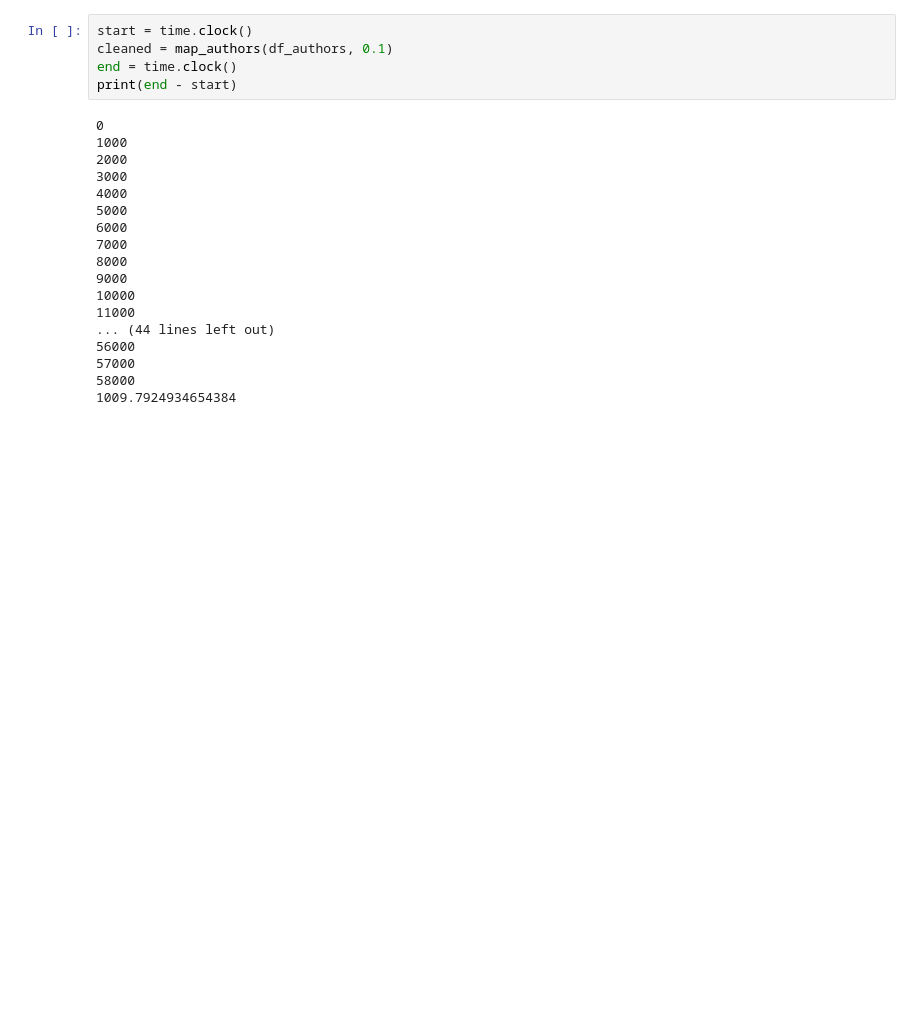
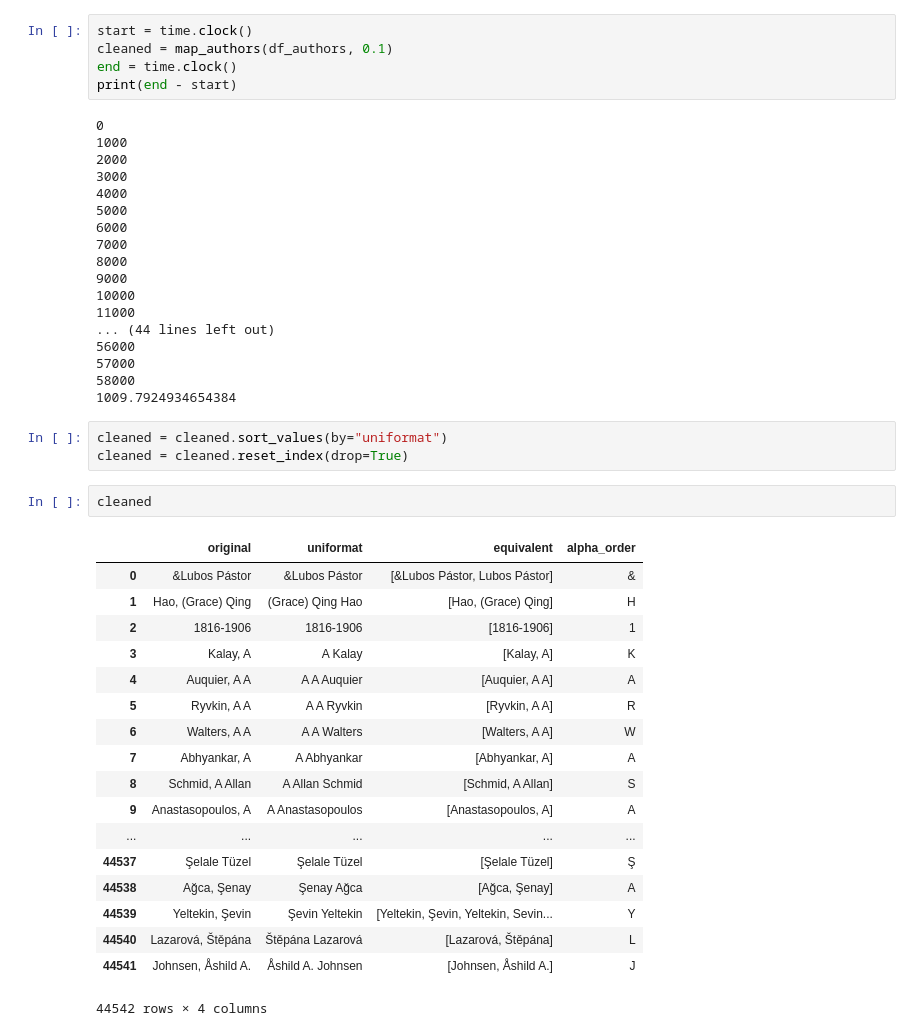
Before and after one commit to BoucheDimitri/CitationsNetwork, a Jupyter notebook: CleanAuthors.ipynb, the cells around one changed output. Drawn from its saved outputs; the diff is of its cells as text; blank space fills up the shorter version.

```diff
--- a/CleanAuthors.ipynb
+++ b/CleanAuthors.ipynb
@@ -140,5 +144,29 @@ print(end - start)
 57000
 58000
 1009.7924934654384
+# %%
+cleaned = cleaned.sort_values(by="uniformat")
+cleaned = cleaned.reset_index(drop=True)
+# %%
+cleaned
+# %% [output]
+|  | original | uniformat | equivalent | alpha_order |
+| 0 | &Lubos Pástor | &Lubos Pástor | [&Lubos Pástor, Lubos Pástor] | & |
+| 1 | Hao, (Grace) Qing | (Grace) Qing Hao | [Hao, (Grace) Qing] | H |
+| 2 | 1816-1906 | 1816-1906 | [1816-1906] | 1 |
+| 3 | Kalay, A | A Kalay | [Kalay, A] | K |
+| 4 | Auquier, A A | A A Auquier | [Auquier, A A] | A |
+| 5 | Ryvkin, A A | A A Ryvkin | [Ryvkin, A A] | R |
+| 6 | Walters, A A | A A Walters | [Walters, A A] | W |
+| 7 | Abhyankar, A | A Abhyankar | [Abhyankar, A] | A |
+| 8 | Schmid, A Allan | A Allan Schmid | [Schmid, A Allan] | S |
+| 9 | Anastasopoulos, A | A Anastasopoulos | [Anastasopoulos, A] | A |
+| ... | ... | ... | ... | ... |
+| 44537 | Şelale Tüzel | Şelale Tüzel | [Şelale Tüzel] | Ş |
+| 44538 | Ağca, Şenay | Şenay Ağca | [Ağca, Şenay] | A |
+| 44539 | Yeltekin, Şevin | Şevin Yeltekin | [Yeltekin, Şevin, Yeltekin, Sevin... | Y |
+| 44540 | Lazarová, Štěpána | Štěpána Lazarová | [Lazarová, Štěpána] | L |
+| 44541 | Johnsen, Åshild A. | Åshild A. Johnsen | [Johnsen, Åshild A.] | J |
+44542 rows × 4 columns
 # %%
 cleaned.to_csv(path + "authors.csv")
```
Also changed, not shown: parts of 10 cells of this notebook.
